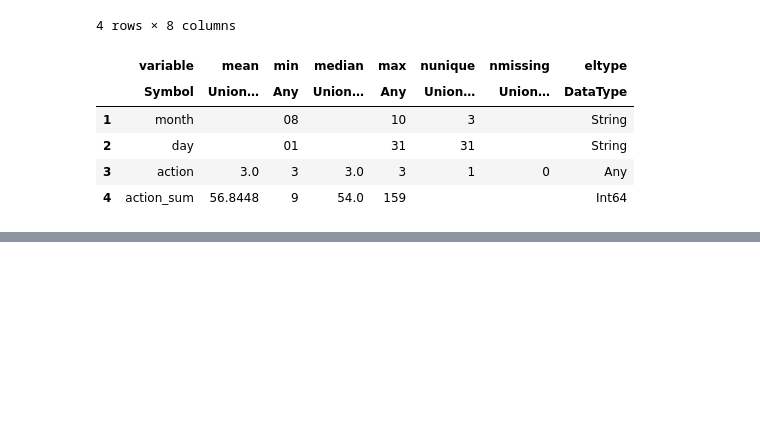
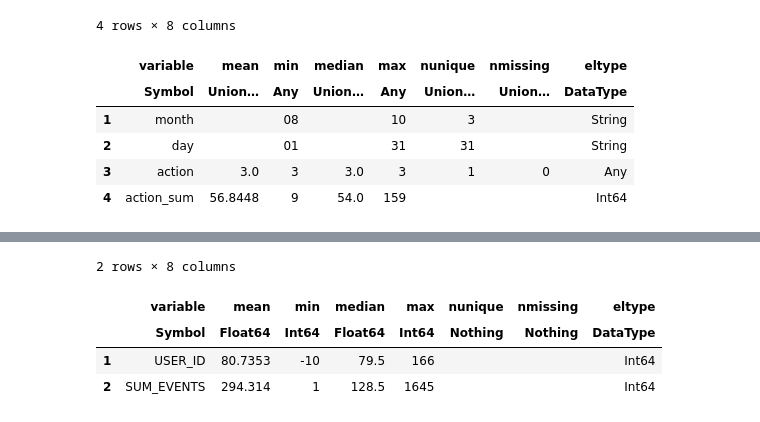
Before and after one commit to JohnFlorez25/giant_data_module, a Jupyter notebook: docs/visualization_data_giant.ipynb, the cells around one changed output, grey strips where cells are left out. Cells and saved outputs as stored; diff of their text form; code cells hidden in the pictures; blank space fills up the shorter version.

```diff
--- a/docs/visualization_data_giant.ipynb
+++ b/docs/visualization_data_giant.ipynb
@@ -461,0 +481,9 @@ plot(x, y, title = "Connections per day", xlabel = "Day", ylabel = "Connection's
+# %%
+# Obteniendo análisis descriptivo del marco de datos con los usuariso que tienen mayor ejecución de eventos
+describe(userByEventsSumDataFrame)
+# %% [output]
+2 rows × 8 columns
+|  | variable | mean | min | median | max | nunique | nmissing | eltype |
+|  | Symbol | Float64 | Int64 | Float64 | Int64 | Nothing | Nothing | DataType |
+| 1 | USER_ID | 80.7353 | -10 | 79.5 | 166 |  |  | Int64 |
+| 2 | SUM_EVENTS | 294.314 | 1 | 128.5 | 1645 |  |  | Int64 |
```
Also changed, not shown: parts of 9 cells of this notebook, 16 other files.
